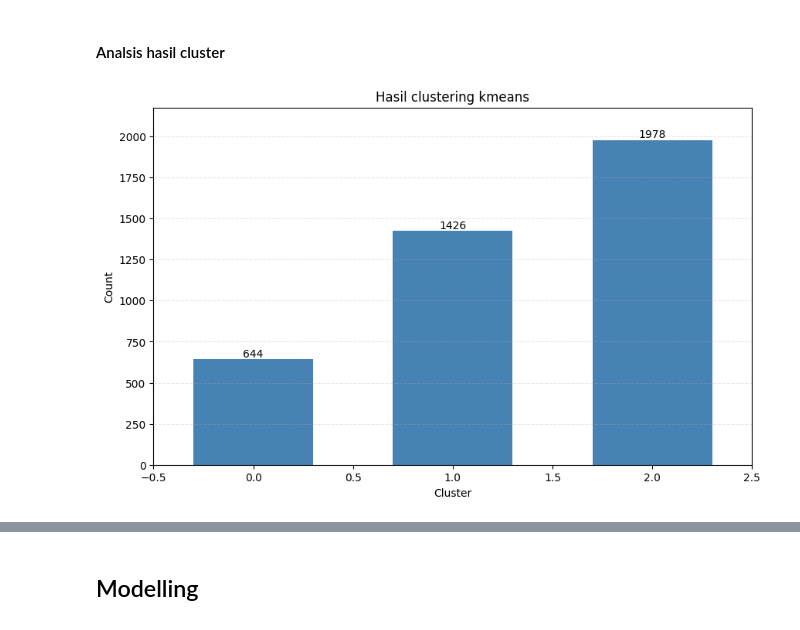
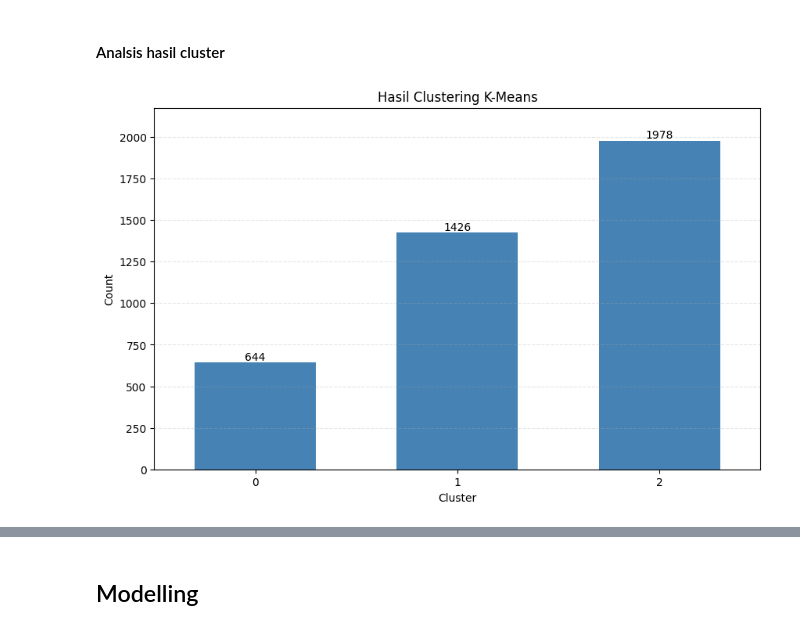
Before and after one commit to auvarifqi/tugas-besar-2-ai-lanjut, a Jupyter notebook: main-combine.ipynb, the cells around one changed output, grey strips where cells are left out. Saved outputs shown, nothing was run; the diff lists cells and outputs as text; code cells hidden in the pictures.

```diff
--- a/main-combine.ipynb
+++ b/main-combine.ipynb
@@ -396,7 +448,7 @@ def plot_cluster_distribution(df, title="Distribution of Clusters"):
     plt.ylabel('Count')
 
     # Set x-axis ticks and labels
-    # plt.xticks(range(len(cluster_counts)), ['0', '1', '2'])
+    plt.xticks(range(len(cluster_counts)), ['0', '1', '2'])
 
     # Add count labels on top of each bar
     for bar in bars:
@@ -420,9 +472,9 @@ def plot_cluster_distribution(df, title="Distribution of Clusters"):
 
     plt.show()
 # %%
-plot_cluster_distribution(merged_df, title="Hasil clustering kmeans")
+plot_cluster_distribution(merged_df, title="Hasil Clustering K-Means")
 # %% [output]
-[figure, old version]
+[figure, new version]
 # %%
 import pandas as pd
 import numpy as np
```
Also changed, not shown: parts of 2 cells of this notebook.
